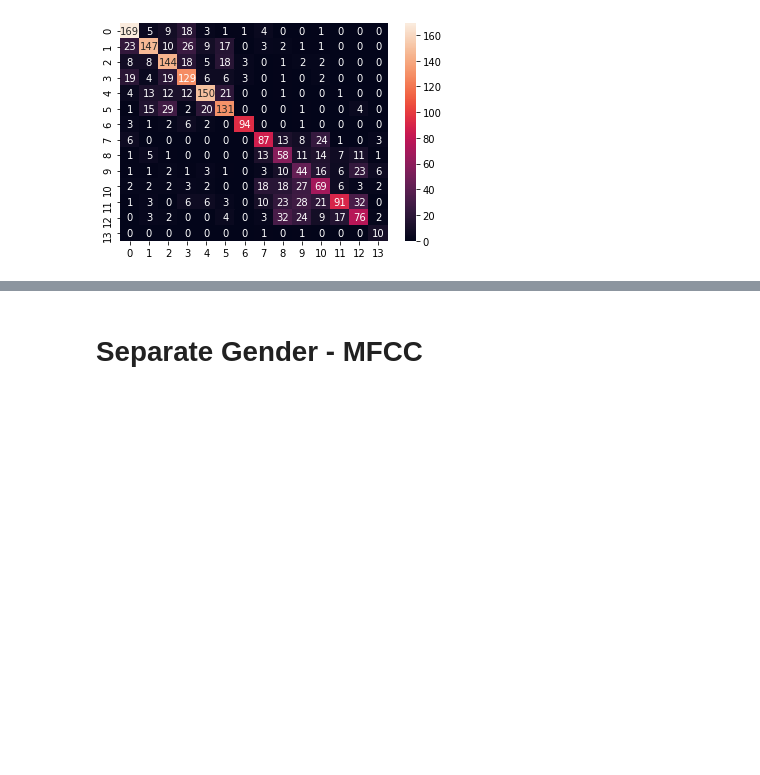
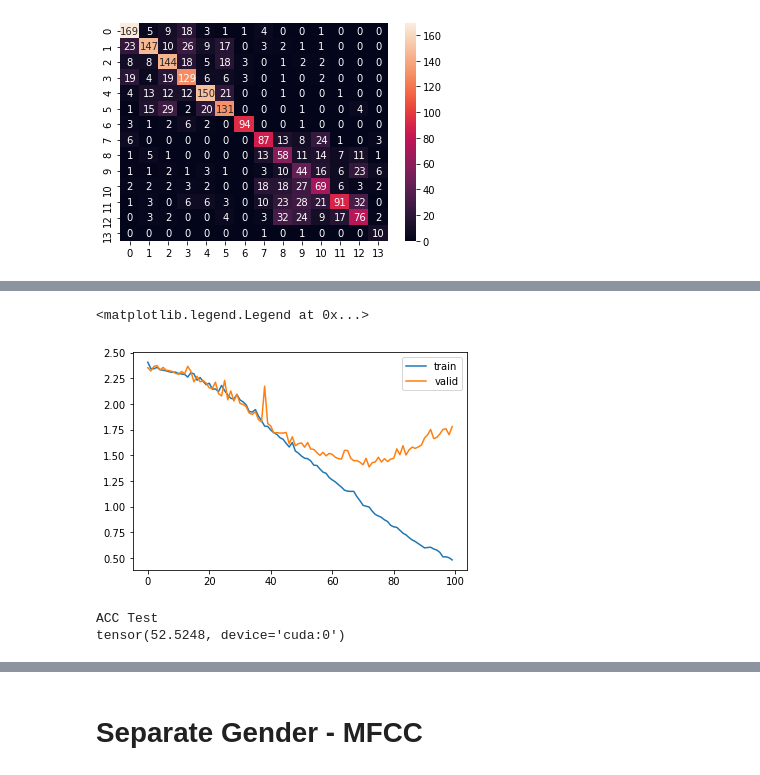
Before and after one commit to ParkSomin23/Voice_EmotionDetection, a Jupyter notebook: RNN_mfcc.ipynb, the cells around one changed output, grey strips where cells are left out. Saved outputs shown, nothing was run; the diff lists cells and outputs as text; code cells hidden in the pictures; blank space fills up the shorter version.

```diff
--- a/RNN_mfcc.ipynb
+++ b/RNN_mfcc.ipynb
@@ -285,0 +375,35 @@ sns.heatmap(cm_d, annot=True, fmt='d') #, xticklabels=l) #, yticklabels=l)
+# %%
+plt.plot(range(len(train_loss)), train_loss, label='train')
+plt.plot(range(len(val_loss)), val_loss, label='valid')
+plt.legend()
+# %% [output]
+<matplotlib.legend.Legend at 0x...>
+[figure, added]
+# %%
+device = torch.device("cuda:0" if torch.cuda.is_available() else "cpu")
+correct = 0
+
+test_net = ENet(14)
+test_net.load_state_dict(best_model_wts)
+cm = np.zeros((14,14))
+c = np.arange(14)
+
+for i, (x, target) in enumerate(test_loader):
+  if torch.cuda.is_available():
+    x = x.cuda()
+    target = target.cuda()
+    test_net = test_net.cuda()
+
+  output = test_net(x.float())
+  preds = output.argmax(dim=1)
+
+  correct += (preds == target).sum()
+  cm += confusion_matrix(preds.cpu(), target.cpu(), labels = c)
+
+acc = 100. * correct / len(test_loader.dataset)
+
+print("ACC Test")
+print(acc)
+# %% [output]
+ACC Test
+tensor(52.5248, device='cuda:0')
```
Also changed, not shown: parts of 41 cells of this notebook.
